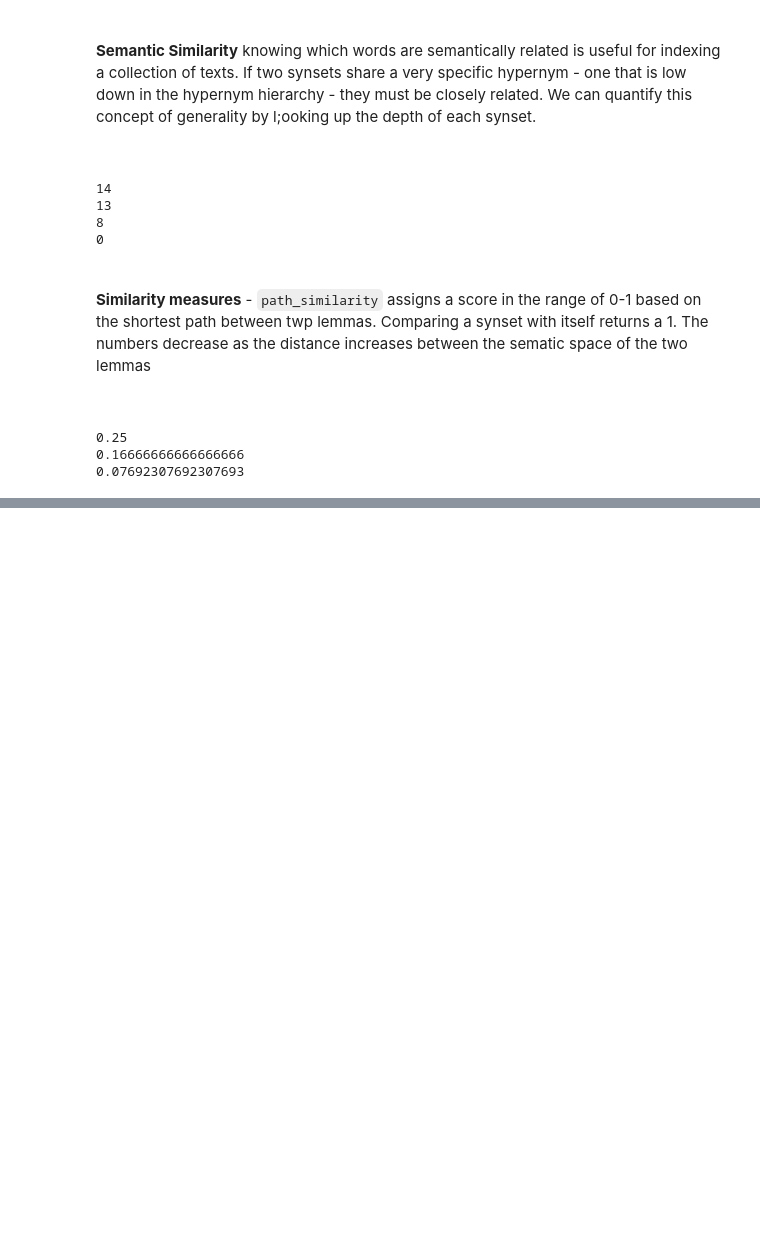
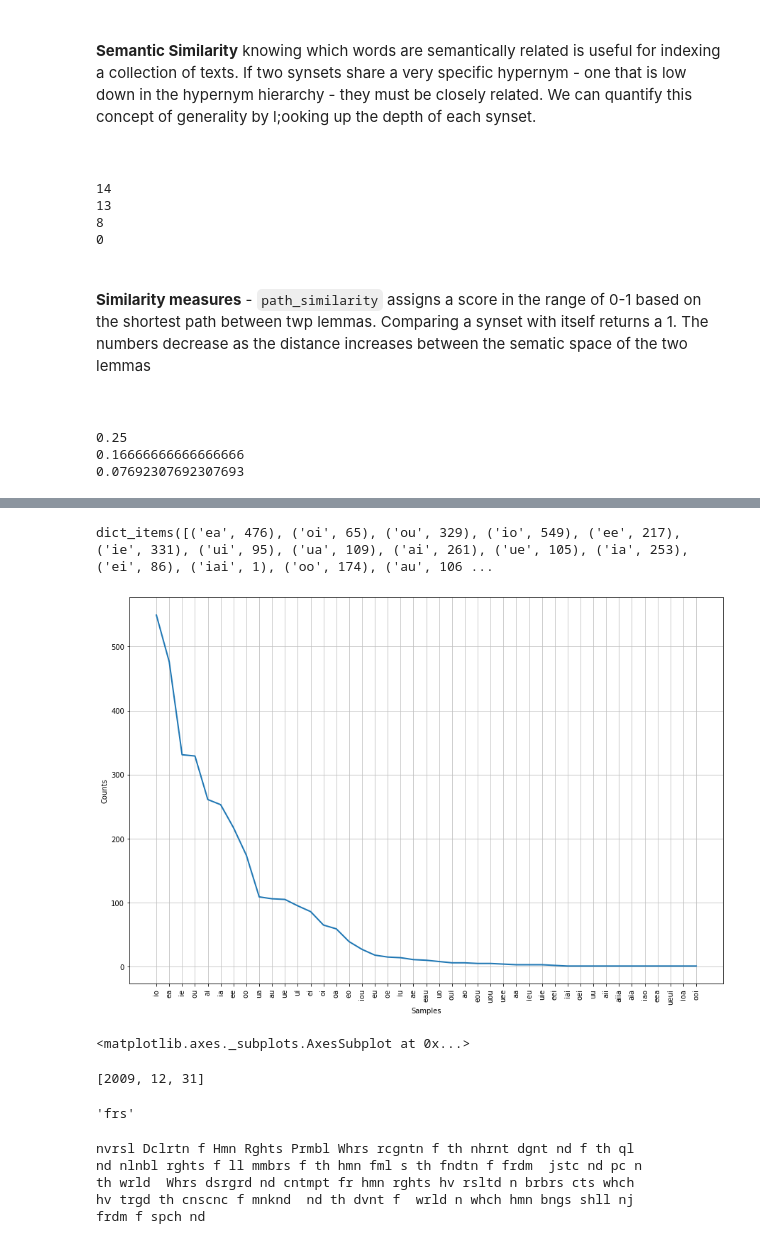
Before and after one commit to SmilodonCub/ReadingLearningTinkering, a Jupyter notebook: NLP_wPython/NLP_wPython.ipynb, the cells around one changed output, grey strips where cells are left out. Drawn from its saved outputs; the diff is of its cells as text; code cells hidden in the pictures; blank space fills up the shorter version.

```diff
--- a/NLP_wPython/NLP_wPython.ipynb
+++ b/NLP_wPython/NLP_wPython.ipynb
@@ -1671,0 +2042,40 @@ print( right.path_similarity( tortoise ) )
+# %%
+#look for all sequences of two or more vowels in the same text
+wsj = sorted( set( nltk.corpus.treebank.words() ) )
+fd = nltk.FreqDist( vs for word in wsj
+                  for vs in re.findall( r'[aeiou]{2,}', word ) )
+fd.items()
+# %% [output]
+dict_items([('ea', 476), ('oi', 65), ('ou', 329), ('io', 549), ('ee', 217), ('ie', 331), ('ui', 95), ('ua', 109), ('ai', 261), ('ue', 105), ('ia', 253), ('ei', 86), ('iai', 1), ('oo', 174), ('au', 106 ...
+# %%
+import matplotlib as mpl
+
+mpl.rcParams['figure.figsize'] = (15,10)
+fd.plot()
+# %% [output]
+[figure, added]
+<matplotlib.axes._subplots.AxesSubplot at 0x...>
+# %%
+#use regex to parse the date
+[int( n ) for n in re.findall( r'[0-9]{2,4}', '2009-12-31' ) ]
+# %% [output]
+[2009, 12, 31]
+# %%
+regexp = r'^[b-df-hj-np-tv-xzB-DF-HJ-NP-TV-XZ]+|[b-df-hj-np-tv-xz]+$|[b-df-hj-np-tv-xz]'
+def compress( word ):
+    pieces = re.findall( regexp, word )
+    return ''.join( pieces )
+
+aword = 'furiosa'
+compress( aword )
+# %% [output]
+'frs'
+# %%
+english_udhr = nltk.corpus.udhr.words( 'English-Latin1' )
+print( nltk.tokenwrap( compress( w ) for w in english_udhr[:75] ) )
+# %% [output]
+nvrsl Dclrtn f Hmn Rghts Prmbl Whrs rcgntn f th nhrnt dgnt nd f th ql
+nd nlnbl rghts f ll mmbrs f th hmn fml s th fndtn f frdm  jstc nd pc n
+th wrld  Whrs dsrgrd nd cntmpt fr hmn rghts hv rsltd n brbrs cts whch
+hv trgd th cnscnc f mnknd  nd th dvnt f  wrld n whch hmn bngs shll nj
+frdm f spch nd
```
Also changed, not shown: parts of 32 cells of this notebook.
